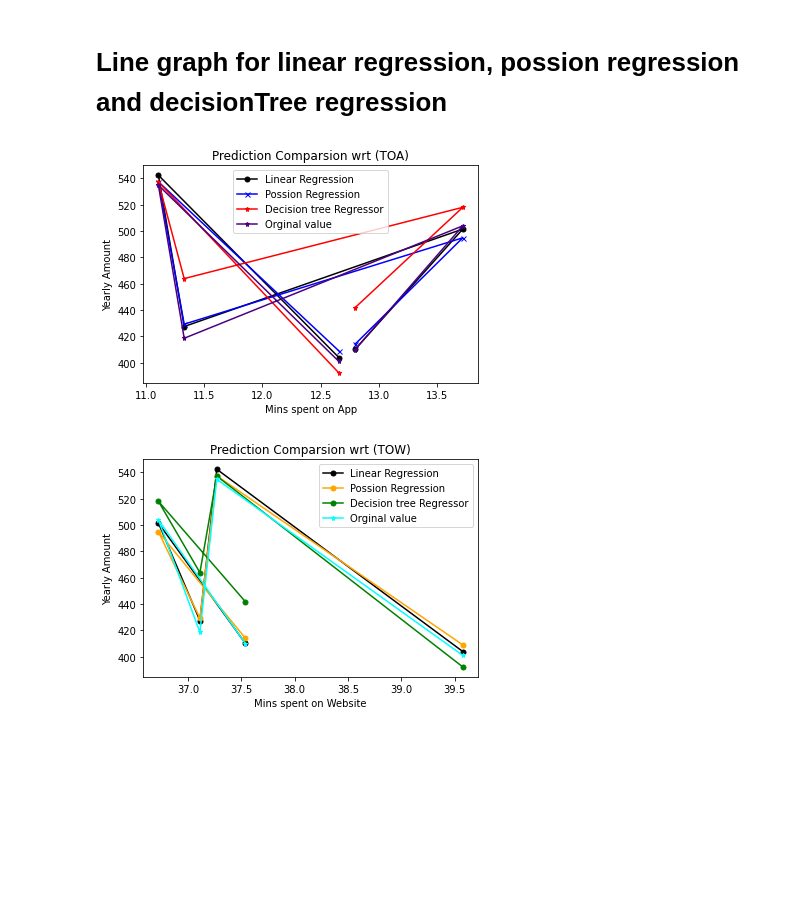
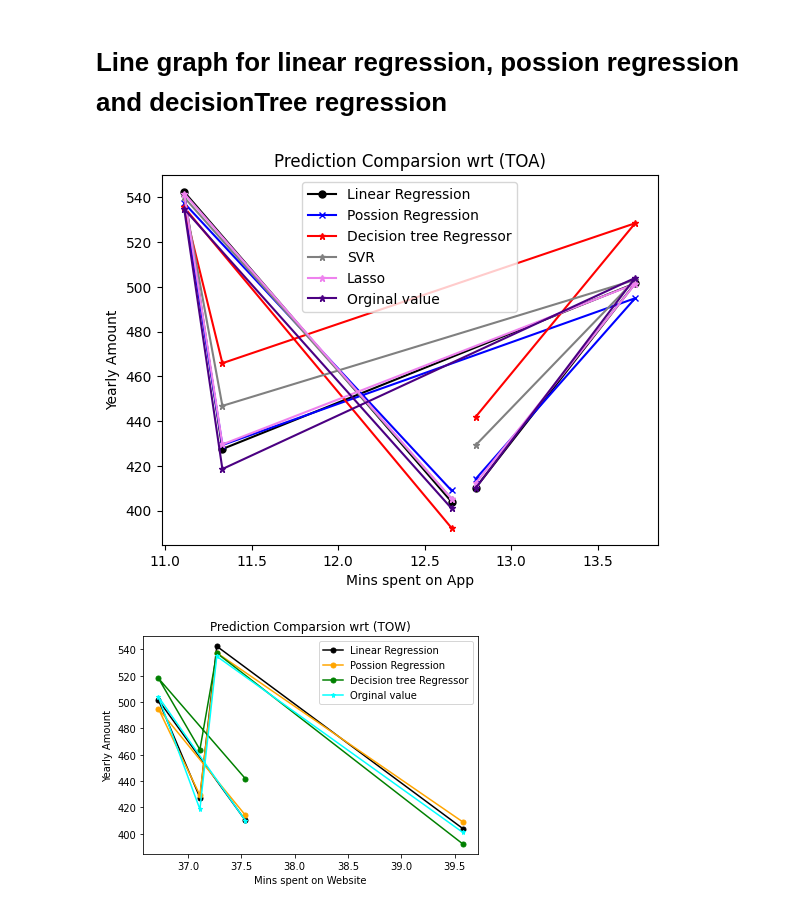
Before and after one commit to siddh34/DSML-Project, a Jupyter notebook: analysis.ipynb, the cells around one changed output. Saved outputs shown, nothing was run; the diff lists cells and outputs as text; code cells hidden in the pictures; blank space fills up the shorter version.

Commit message:
Added lasso

```diff
--- a/analysis.ipynb
+++ b/analysis.ipynb
@@ -231,3 +233,6 @@ regressorVec = SVR(kernel = 'rbf')
+# %%
+from sklearn.linear_model import Lasso
+lasso = Lasso(alpha=1)
 # %%
 # Fitting the models
 
@@ -239,6 +244,8 @@ dt.fit(x_train, y_train)
 
 regressorVec.fit(x_train, y_train)
 
+lasso.fit(x_train, y_train)
+
 print("Done")
 # %% [output]
 Done
@@ -317 +324,7 @@ print(dtPred)
  663.0748176]
+# %%
+# SVR
+
+regressorVecPred = regressorVec.predict(x_test)
+
+print(regressorVecPred)
@@ -317,0 +349,4 @@ print(dtPred)
+# %%
+lassoPredict = lasso.predict(x_test)
+
+print(lassoPredict)
@@ -552,23 +657,27 @@ export_graphviz(dt, out_file ='tree.dot',
 # %%
 plt.title("Prediction Comparsion wrt (TOA)")
 
 plt.plot(df['Time on App'][:5],pred[:5],label="Linear Regression",linestyle='-',marker='o',markersize=5,color='black')
 
 plt.plot(df['Time on App'][:5],predictPossion[:5],label="Possion Regression",linestyle='-',marker='x',markersize=5,color='blue')
 
 plt.plot(df['Time on App'][:5],dtPred[:5],label="Decision tree Regressor",linestyle='-',marker='*',markersize=5,color='red')
+
+plt.plot(df['Time on App'][:5],regressorVecPred[:5],label="SVR",linestyle='-',marker='*',markersize=5,color='grey')
+
+plt.plot(df['Time on App'][:5],lassoPredict[:5],label="Lasso",linestyle='-',marker='*',markersize=5,color='violet')
 
 # original line
 plt.plot(df['Time on App'][:5],y_test[:5],label="Orginal value",linestyle='-',marker='*',markersize=5,color='indigo')
 
 plt.ylabel("Yearly Amount")
 plt.xlabel("Mins spent on App")
 
 plt.legend()
 
 plt.show()
 # %% [output]
-[figure, old version]
+[figure, new version]
 # %%
 plt.title("Prediction Comparsion wrt (TOW)")
 
```
Also changed, not shown: parts of 12 cells of this notebook, 1 other file.
